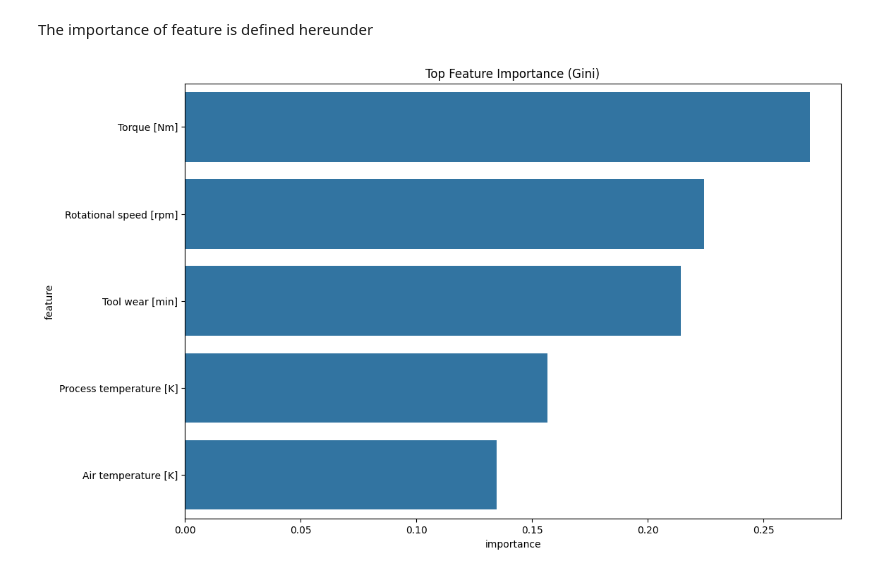
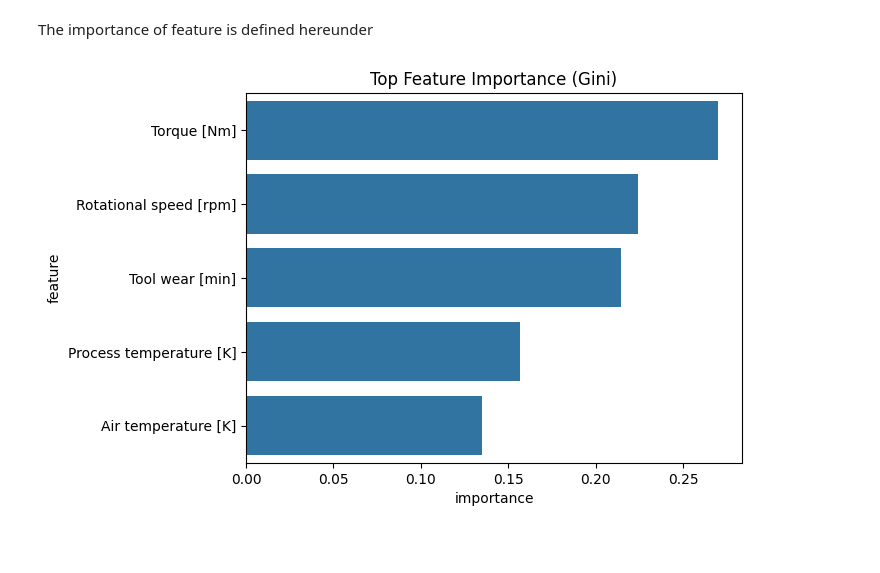
Before and after one commit to sPedersennn/AML-Exam-2024, a Jupyter notebook: exam.ipynb, the cells around one changed output. Cells and saved outputs as stored; diff of their text form; code cells hidden in the pictures; blank space fills up the shorter version.

Commit message:
fix2.0_v2_figuresize fixed

```diff
--- a/exam.ipynb
+++ b/exam.ipynb
@@ -272,11 +272,9 @@ The importance of feature is defined hereunder
 # %%
 feature_importance = dt_classifier.feature_importances_
 feature_importance_df = pd.DataFrame({'feature': x.columns, 'importance': feature_importance})
 feature_importance_df = feature_importance_df.sort_values('importance', ascending=False)
-
-plt.figure(figsize=(12, 8))
 sns.barplot(x='importance', y='feature', data=feature_importance_df.head(5))
 plt.title('Top Feature Importance (Gini)')
 plt.show()
 # %% [output]
-[figure, old version]
+[figure, new version]
```
